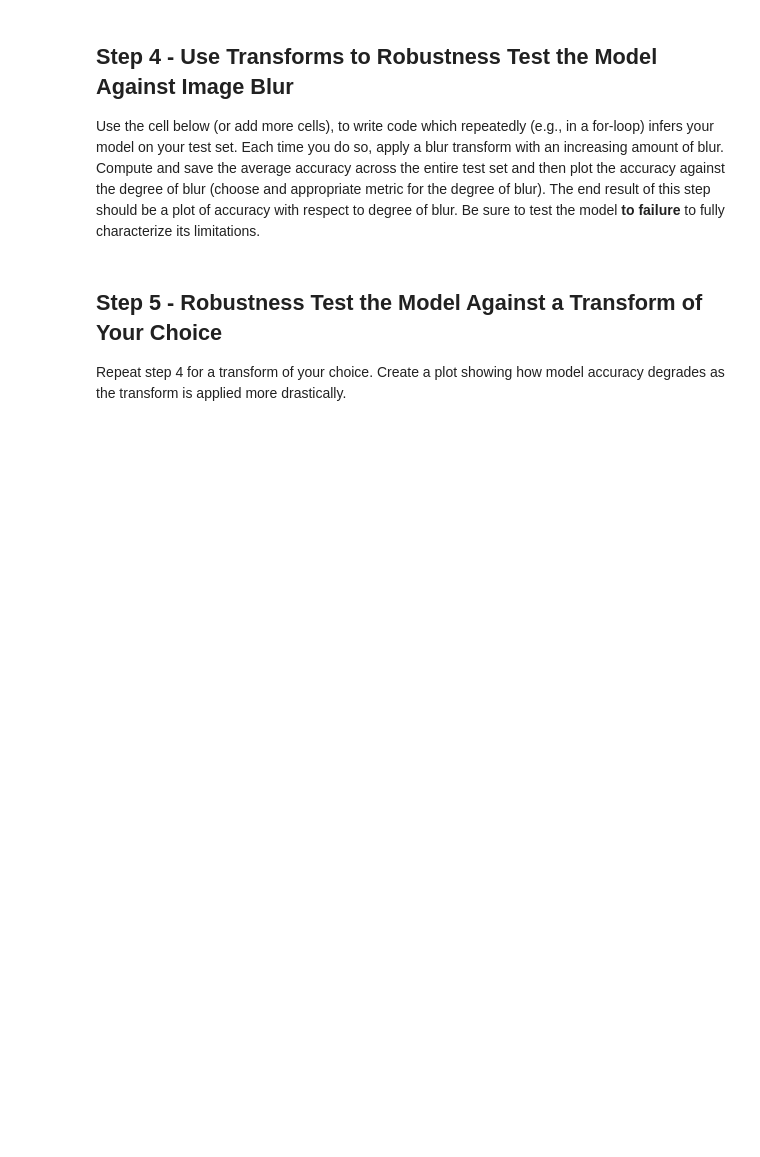
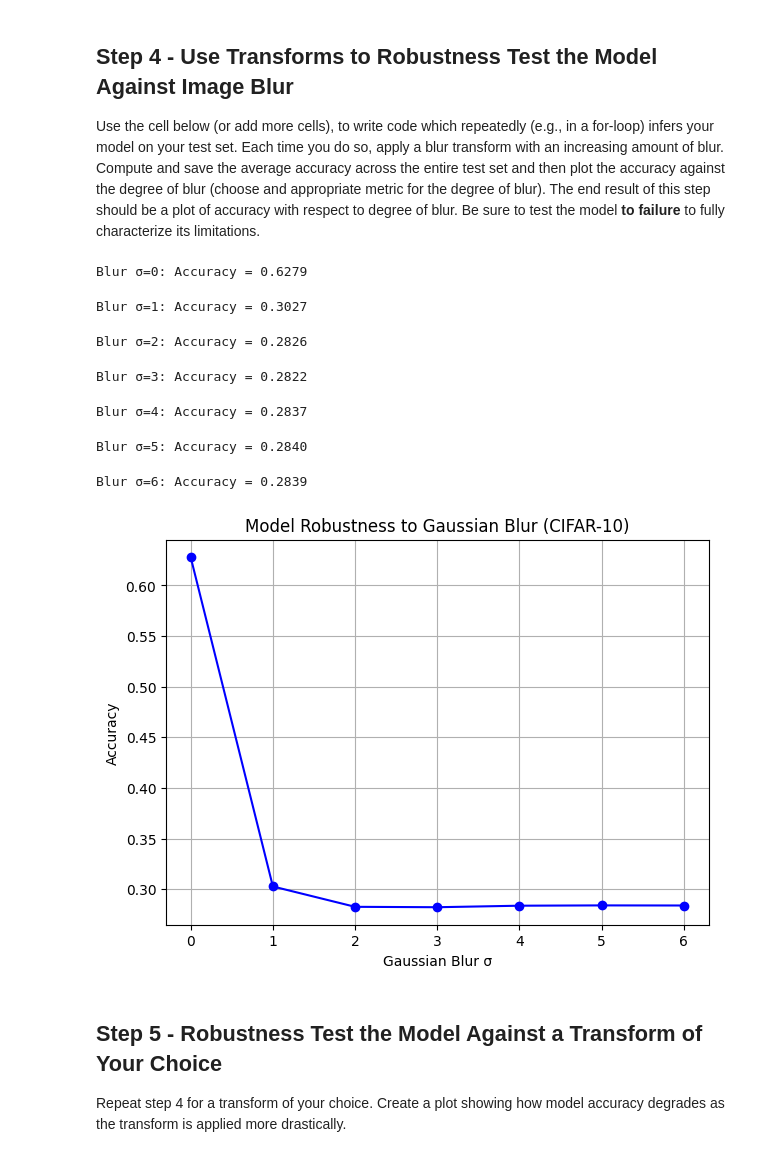
Before and after one commit to AlanNguyen93/fall-2025-assignment-02-transforms, a Jupyter notebook: assignment/task-01.ipynb, the cells around one changed output. Saved outputs shown, nothing was run; the diff lists cells and outputs as text; code cells hidden in the pictures; blank space fills up the shorter version.

```diff
--- a/assignment/task-01.ipynb
+++ b/assignment/task-01.ipynb
@@ -91,3 +394,82 @@ Use the cell below (or add more cells), to write code which repeatedly (e.g., in
+# %%
+# Your code here
+# Step 4 – Robustness Test Against Blur
+# --------------------------------------------------------
+# Evaluates how model accuracy changes with increasing Gaussian blur.
+# --------------------------------------------------------
+
+import torch
+from torchvision import datasets, transforms
+import matplotlib.pyplot as plt
+from tqdm import tqdm
+
+# Make sure these exist:
+# model = ...
+# device = torch.device("cuda" if torch.cuda.is_available() else "cpu")
+# model.to(device)
+
+blur_levels = [0, 1, 2, 3, 4, 5, 6]
+accuracies = []
+
+model.eval()
+with torch.no_grad():
+    for blur_sigma in blur_levels:
+        # ✅ Skip GaussianBlur for sigma=0 (no blur)
+        if blur_sigma > 0:
+            blur_transform = transforms.Compose([
+                transforms.GaussianBlur(kernel_size=5, sigma=float(blur_sigma)),
+                transforms.ToTensor(),
+                transforms.Normalize(mean=[0.4914, 0.4822, 0.4465],
+                                     std=[0.2470, 0.2435, 0.2616])
+            ])
+        else:
+            # No blur (identity transform)
+            blur_transform = transforms.Compose([
+                transforms.ToTensor(),
+                transforms.Normalize(mean=[0.4914, 0.4822, 0.4465],
+                                     std=[0.2470, 0.2435, 0.2616])
+            ])
+
+        # Create blurred dataset
+        blurred_test_dataset = datasets.CIFAR10(
+            root="./data", train=False, download=False, transform=blur_transform
+        )
+        blurred_test_loader = torch.utils.data.DataLoader(
+            blurred_test_dataset, batch_size=64, shuffle=False
+        )
+
+        # Compute accuracy
+        correct, total = 0, 0
+        for images, labels in tqdm(blurred_test_loader, desc=f"Blur σ={blur_sigma}"):
+            images, labels = images.to(device), labels.to(device)
+            outputs = model(images)
+            _, predicted = torch.max(outputs, 1)
+            correct += (predicted == labels).sum().item()
+            total += labels.size(0)
+
+        accuracy = correct / total
+        accuracies.append(accuracy)
+        print(f"Blur σ={blur_sigma}: Accuracy = {accuracy:.4f}")
+
+# --------------------------------------------------------
+# Plot results
+# --------------------------------------------------------
+plt.figure(figsize=(7, 5))
+plt.plot(blur_levels, accuracies, marker="o", linestyle="-", color="b")
+plt.title("Model Robustness to Gaussian Blur (CIFAR-10)")
+plt.xlabel("Gaussian Blur σ")
+plt.ylabel("Accuracy")
+plt.grid(True)
+plt.show()
+# %% [output]
+Blur σ=0: Accuracy = 0.6279
+Blur σ=1: Accuracy = 0.3027
+Blur σ=2: Accuracy = 0.2826
+Blur σ=3: Accuracy = 0.2822
+Blur σ=4: Accuracy = 0.2837
+Blur σ=5: Accuracy = 0.2840
+Blur σ=6: Accuracy = 0.2839
+[figure, added]
 # %% [markdown]
 ## Step 5 - Robustness Test the Model Against a Transform of Your Choice
 
```
Also changed, not shown: parts of 11 cells of this notebook, 10 other files.
